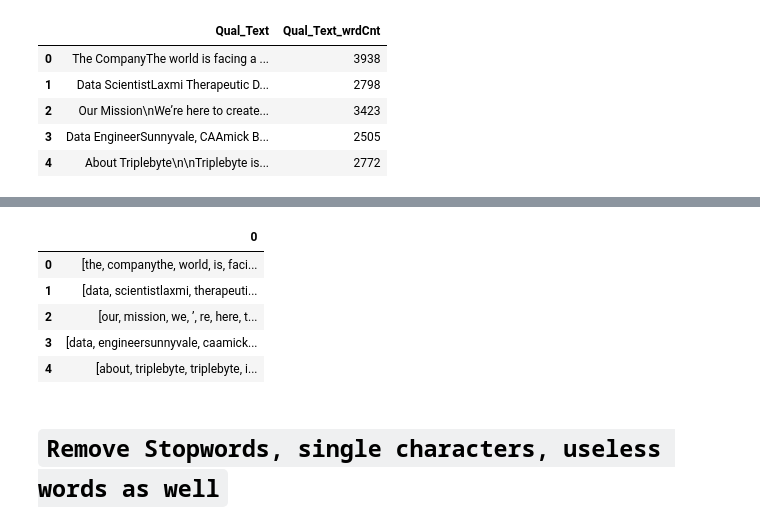
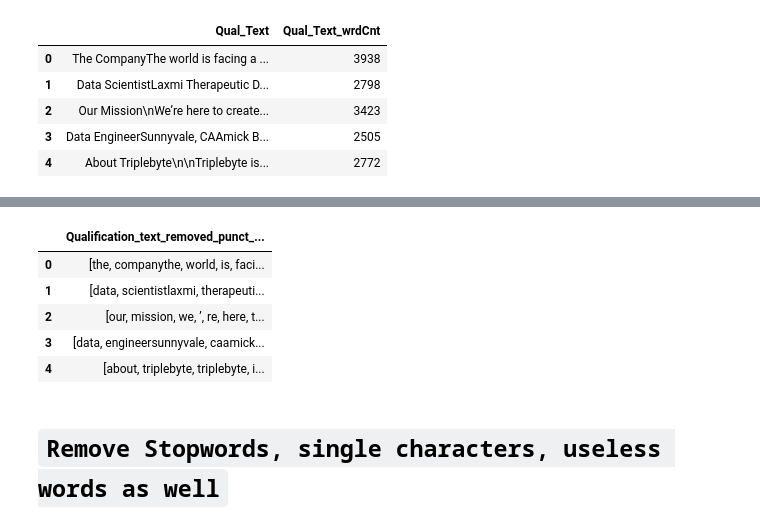
Before and after one commit to MrFuguDataScience/NLP, a Jupyter notebook: Indeed_WordCloud.ipynb, the cells around one changed output, grey strips where cells are left out. Drawn from its saved outputs; the diff is of its cells as text; code cells hidden in the pictures.

```diff
--- a/Indeed_WordCloud.ipynb
+++ b/Indeed_WordCloud.ipynb
@@ -30,9 +31,3 @@ from nltk.corpus import stopwords        # remove: and,it,i,etc
 import string                            # remove punctuation
 from collections import defaultdict      # dictionary with values as lists
 from nltk.stem import WordNetLemmatizer  # remove word endings etc
-# %%
-
-filename='Indeed_scrape_Oct2020.txt'
-file_ =open(filename,'rb')
-indeed_jobs =pickle.load(file_)
-indeed_jobs.head()
@@ -46,3 +34,34 @@ indeed_jobs.head()
+# %%
+
+filename='Indeed_scrape_Oct2020.txt'
+indeed_file_ =open(filename,'rb')
+indeed_jobs = pickle.load(indeed_file_)
+indeed_jobs.head()
+
+
+
+buzz_words=['Python','SQL','AWS', 'Machine learning','Deep learning','Text mining',
+'NLP','SAS','Tableau','Sagemaker','Tensorflow','Spark', 'numpy', 'MongDB','PSQL',
+"Postgres", 'Pandas', 'RESTFUL','NLP','Statistics','Algorithms','Visualization',
+'GCP','Google Cloud','Naive Bayes','Random Forest','Bachelors degree','Masters degree'
+'Java','Pyspark','Postgres','MySQL','Github','Docker','Machine Learning','C+',
+'C++','Pytorch','Jupyter Notebook','R Studio','R-Studio','Forecasting','Hive',
+'PhD','GCP','Numpy','NoSQL','Neo4j','Neural Network','Clustering','Linear Algebra',
+'Google Colab','Data Mining','Regression','Time Series','ETL','Data Wrangling',
+'Web Scraping','Feature Extraction','Featuring Engineering','Scipy','ML','DL']
+buzz_words_list=[x.lower() for x in buzz_words]  # convert list to lowercase to parse
+
+yo=[]
+for i in range(len(indeed_jobs.Qual_Text)):
+    a=buzz_words_list
+    dd=[x for x in a if x in indeed_jobs.Qual_Text[i].lower()]
+    yo.append(dd)
+indeed_jobs['skill_matches']=yo
+indeed_jobs
+
+filename='Indeed_scrape_Oct2020.txt'
+file=open(filename,'wb')
+pickle.dump(indeed_jobs,file)
 # %% [markdown]
 # `Get a baseline of how many words there are for each entry:`
 # %%
@@ -66,13 +161,15 @@ indeed_text_cnts.head()
 # %%
 # import string
 wrd_lst_tokens=[]
-for ikl in new_file_['Qual_Text']:
+for ikl in indeed_jobs['Qual_Text']:
     punct=word_tokenize(''.join(j for j in ikl.lower() if j not in string.punctuation if not j.isdigit()))
     wrd_lst_tokens.append([punct])
 
-pd.DataFrame(wrd_lst_tokens).head()
+pd.DataFrame(wrd_lst_tokens,columns=['Qualification_text_removed_punct_digits']).head()
+
+# feel free to use a dictionary with this if you want.
 # %% [output]
-|  | 0 |
+|  | Qualification_text_removed_punct_... |
 | 0 | [the, companythe, world, is, faci... |
 | 1 | [data, scientistlaxmi, therapeuti... |
 | 2 | [our, mission, we, ’, re, here, t... |
```
Also changed, not shown: parts of 24 cells of this notebook.
